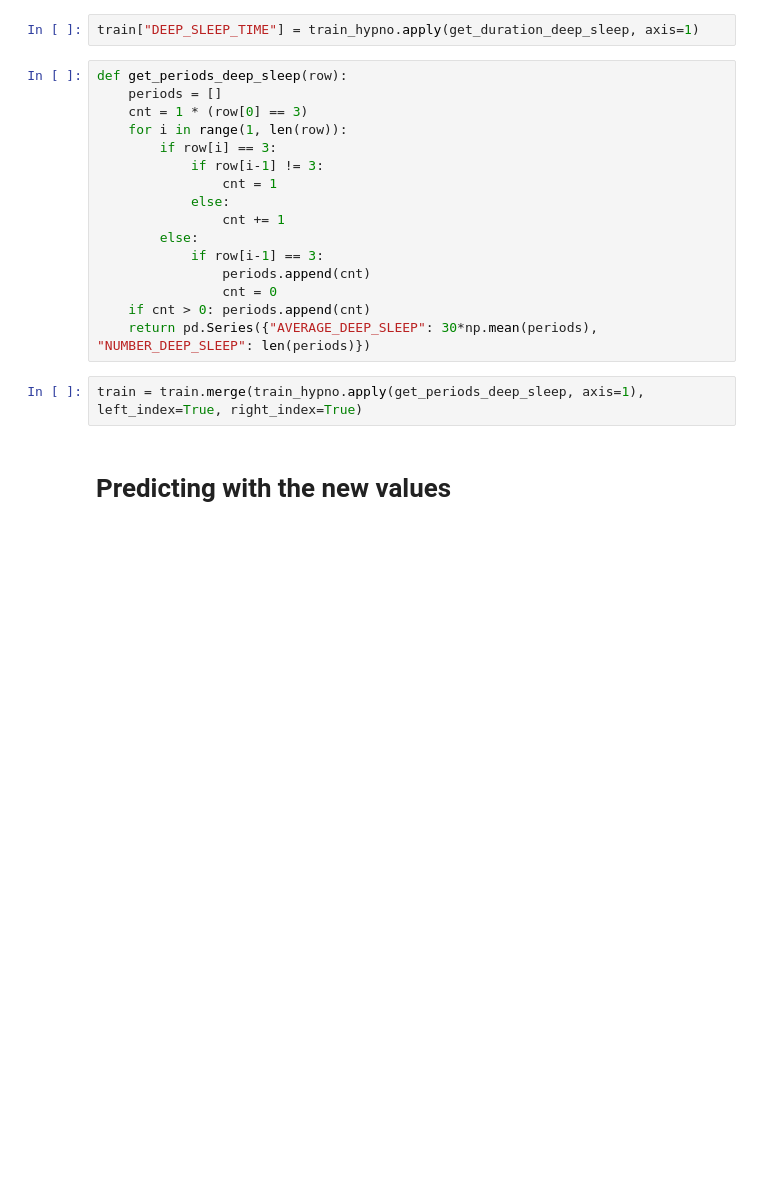
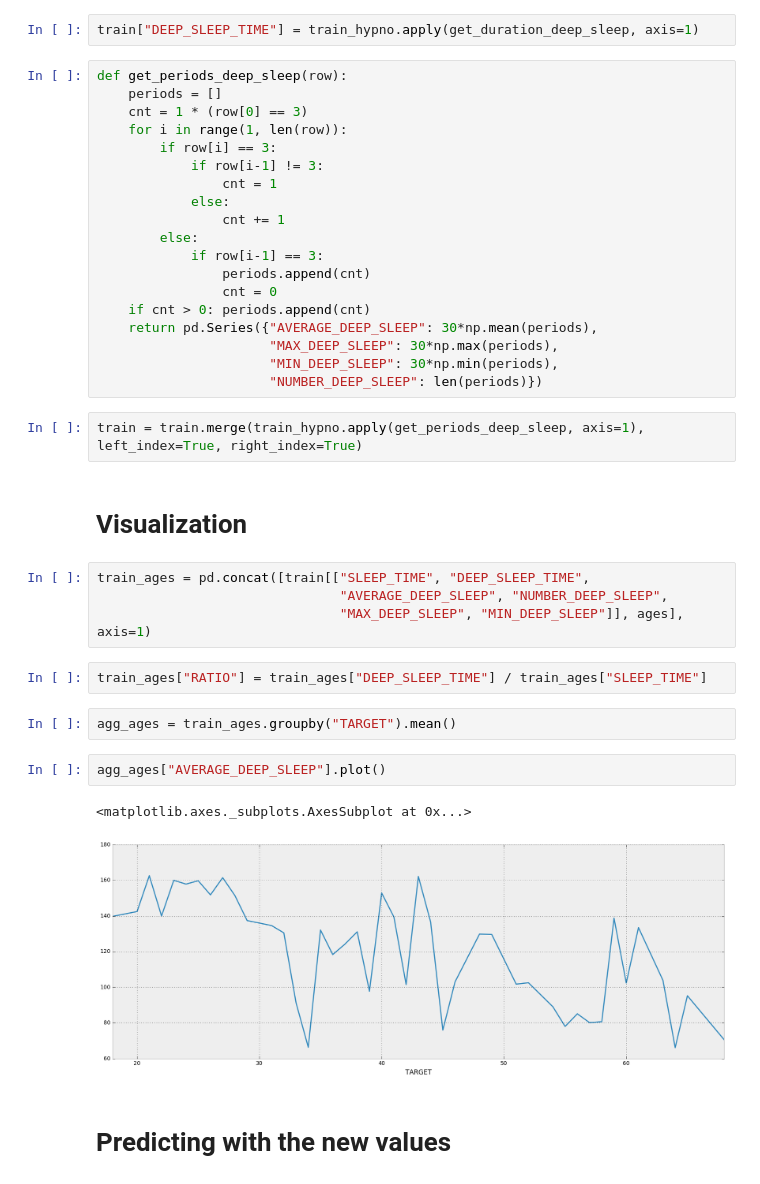
Before and after one commit to palanglois/rythmChallenge, a Jupyter notebook: hypnogram.ipynb, the cells around one changed output. Cells and saved outputs as stored; diff of their text form; blank space fills up the shorter version.

```diff
--- a/hypnogram.ipynb
+++ b/hypnogram.ipynb
@@ -64,9 +64,27 @@ def get_periods_deep_sleep(row):
                 periods.append(cnt)
                 cnt = 0
     if cnt > 0: periods.append(cnt)
-    return pd.Series({"AVERAGE_DEEP_SLEEP": 30*np.mean(periods), "NUMBER_DEEP_SLEEP": len(periods)})
+    return pd.Series({"AVERAGE_DEEP_SLEEP": 30*np.mean(periods),
+                      "MAX_DEEP_SLEEP": 30*np.max(periods),
+                      "MIN_DEEP_SLEEP": 30*np.min(periods),
+                      "NUMBER_DEEP_SLEEP": len(periods)})
 # %%
 train = train.merge(train_hypno.apply(get_periods_deep_sleep, axis=1), left_index=True, right_index=True)
+# %% [markdown]
+# Visualization
+# %%
+train_ages = pd.concat([train[["SLEEP_TIME", "DEEP_SLEEP_TIME",
+                               "AVERAGE_DEEP_SLEEP", "NUMBER_DEEP_SLEEP",
+                               "MAX_DEEP_SLEEP", "MIN_DEEP_SLEEP"]], ages], axis=1)
+# %%
+train_ages["RATIO"] = train_ages["DEEP_SLEEP_TIME"] / train_ages["SLEEP_TIME"]
+# %%
+agg_ages = train_ages.groupby("TARGET").mean()
+# %%
+agg_ages["AVERAGE_DEEP_SLEEP"].plot()
+# %% [output]
+<matplotlib.axes._subplots.AxesSubplot at 0x...>
+[figure, added]
 # %% [markdown]
 # Predicting with the new values
 # %%
```
Also changed, not shown: parts of 5 cells of this notebook, 1 other file.
